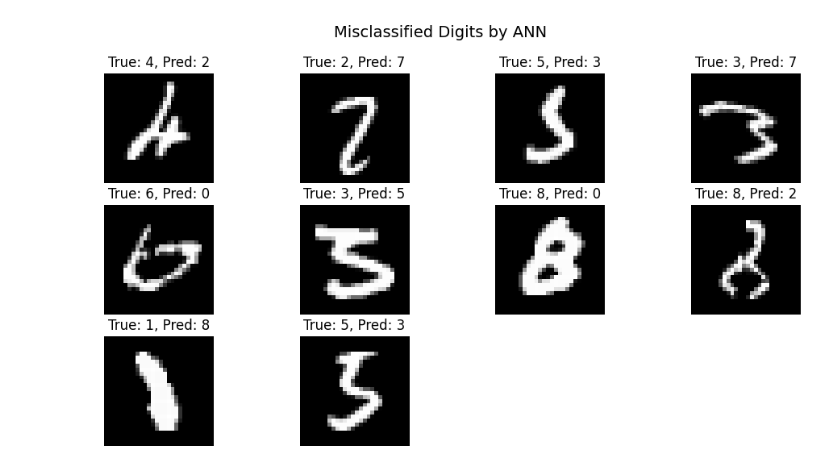
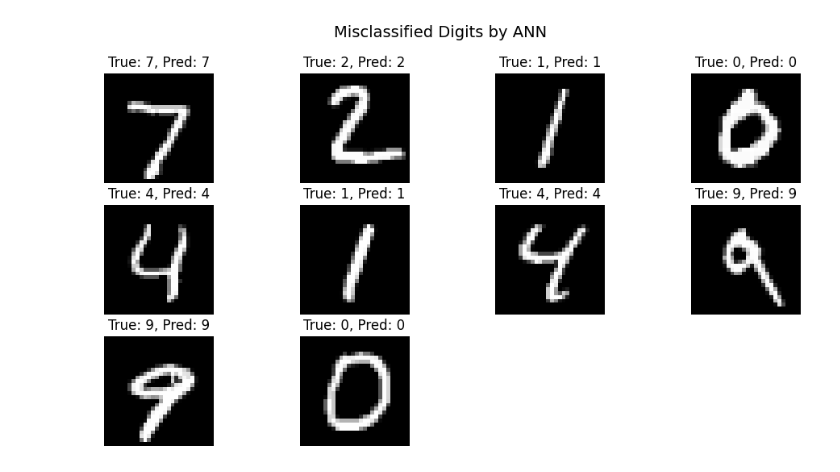
Before and after one commit to Vaibhav-learn/Digit-Recognition, a Jupyter notebook: DigitRecognition1.ipynb, the cells around one changed output. Cells and saved outputs as stored; diff of their text form; code cells hidden in the pictures.

```diff
--- a/DigitRecognition1.ipynb
+++ b/DigitRecognition1.ipynb
@@ -130,15 +134,15 @@ Classificatipon Report:
    macro avg       0.98      0.98      0.98     10000
 weighted avg       0.98      0.98      0.98     10000
 # %%
-misclassified_idx= np.where(y_pred_classes != y_test)[0]
+misclassified_idx= np.where(y_pred_classes == y_test)[0]
 
 plt.figure(figsize=(12,6))
 for i, idx in enumerate(misclassified_idx[:10]):
   plt.subplot(3,4,i+1)
   plt.imshow(X_test[idx],cmap="gray")
   plt.title(f"True: {y_test[idx]}, Pred: {y_pred_classes[idx]}")
   plt.axis("off")
 plt.suptitle("Misclassified Digits by ANN", fontsize=14)
 plt.show()
 # %% [output]
-[figure, old version]
+[figure, new version]
```
Also changed, not shown: parts of 5 cells of this notebook, 1 other file.
